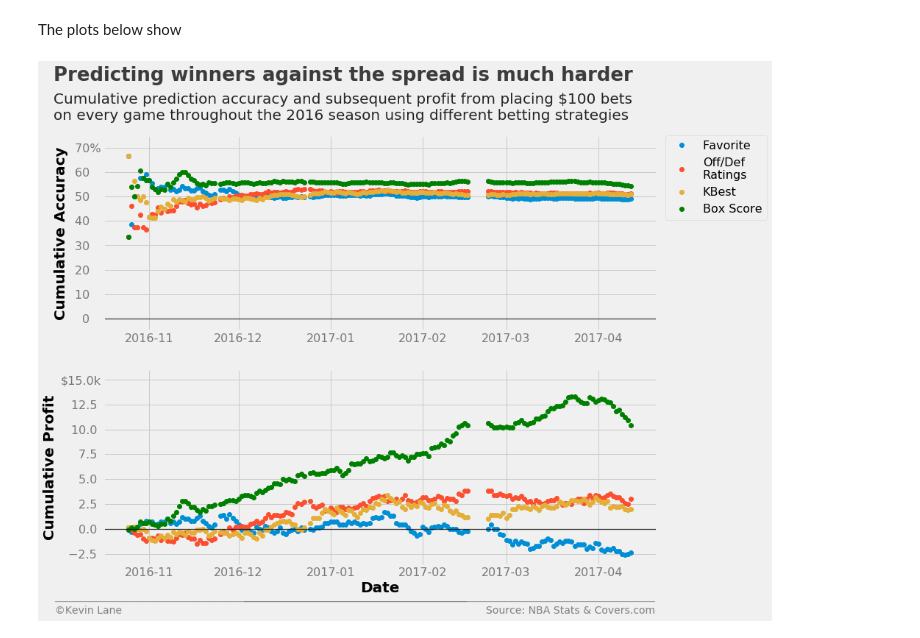
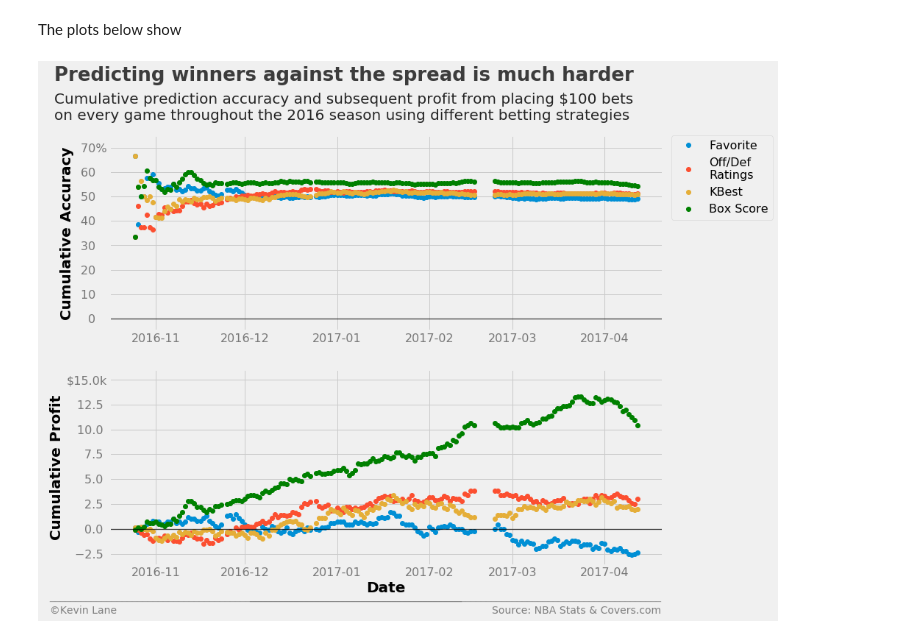
Before and after one commit to klane/databall, a Jupyter notebook: notebooks/feature-selection.ipynb, the cells around one changed output. Saved outputs shown, nothing was run; the diff lists cells and outputs as text; code cells hidden in the pictures.

```diff
--- a/notebooks/feature-selection.ipynb
+++ b/notebooks/feature-selection.ipynb
@@ -361,29 +362,29 @@ The plots below show
 # %%
 fig = plt.figure(figsize=(12, 10))
 ax1 = plt.subplot(211)
 ax1.plot_date(days_spread, cumper_spread*100, label='Favorite')
 ax1.plot_date(days_rtg, cumper_rtg*100, label='Off/Def\nRatings')
 ax1.plot_date(days_kbest, cumper_kbest*100, label='KBest')
 ax1.plot_date(days_box, cumper_box*100, label='Box Score', color='green')
 ax1.set_ylabel('Cumulative Accuracy')
 ax1.set_ylim(-5, 75)
 ax1.legend(fontsize=16, bbox_to_anchor=(1.2, 1), borderaxespad=0)
 
 ax2 = plt.subplot(212)
 ax2.plot_date(days_spread, cumprofit_spread/1000)
 ax2.plot_date(days_rtg, cumprofit_rtg/1000)
 ax2.plot_date(days_kbest, cumprofit_kbest/1000)
 ax2.plot_date(days_box, cumprofit_box/1000, color='green')
 ax2.set_xlabel('Date')
 ax2.set_ylabel('Cumulative Profit')
 ax2.set_ylim(-3.6, 16)
 
 title = 'Predicting winners against the spread is much harder'
 subtitle = '''Cumulative prediction accuracy and subsequent profit from placing $100 bets
 on every game throughout the 2016 season using different betting strategies'''
 format_538(fig, 'NBA Stats & Covers.com', ax=(ax1, ax2), title=title, subtitle=subtitle,
-           xoff=(-0.1, 1.01), yoff=(-1.38, -1.45), toff=(-.09, 1.28), soff=(-0.09, 1.08),
+           xoff=(-0.12, 1.01), yoff=(-1.38, -1.45), toff=(-.1, 1.28), soff=(-0.1, 1.08),
            prefix = (' ', '$'), suffix=('%', 'k'), suffix_offset=(3, 1), n=80)
 plt.show()
 # %% [output]
-[figure, old version]
+[figure, new version]
```
Also changed, not shown: parts of 1 cell of this notebook.
